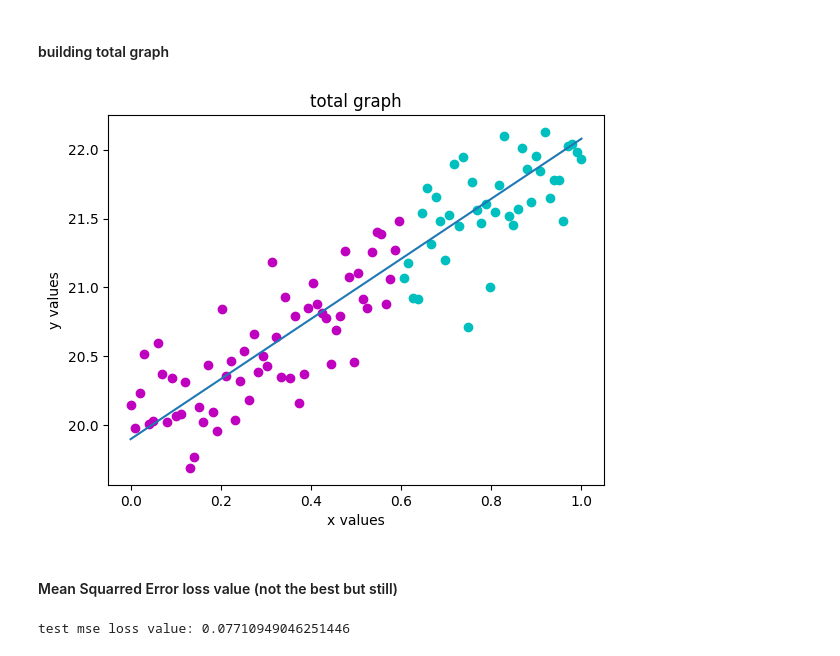
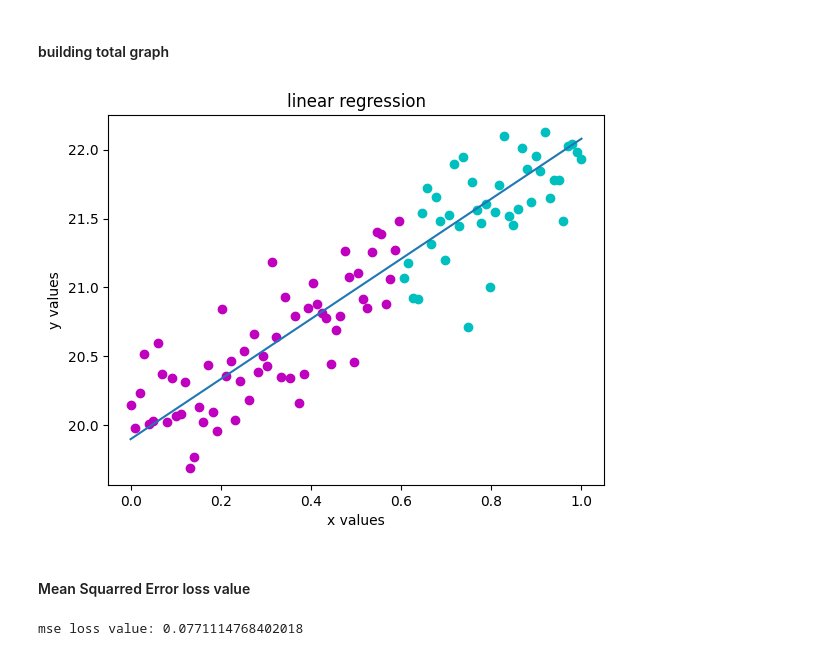
Before and after one commit to balumatkina/machine-learning-kpi, a Jupyter notebook: lab1/jupyter_code.ipynb, the cells around one changed output. Cells and saved outputs as stored; diff of their text form; code cells hidden in the pictures.

```diff
--- a/lab1/jupyter_code.ipynb
+++ b/lab1/jupyter_code.ipynb
@@ -19 +23,14 @@ def build_plot(data, plot_color):
+# %%
+def db_plot(data, plot_color, title):
+    x_data, y_data = list(data[:, 1]), list(data[:, 2])
+    plt.title(title)
+    plt.plot(x_data, y_data, plot_color)
+
+def total_plot(x_train, y_train, x_test, y_test, train_color, test_color, train_model_work, title):
+  plt.title(title)
+  plt.xlabel('x values')
+  plt.ylabel('y values')
+  plt.plot(x_train, y_train, train_color,
+         x_test, y_test, test_color,
+         [0, 1], [linear_regression(train_model_work["beta 0"], train_model_work["beta 1"], 0), linear_regression(train_model_work["beta 0"], train_model_work["beta 1"], 1)])
 # %%
@@ -111,19 +119,14 @@ build_plot(test_DB, 'co')
 # %%
 x_train, y_train = list(train_DB[:, 1]), list(train_DB[:, 2])
 x_test, y_test = list(test_DB[:, 1]), list(test_DB[:, 2])
-plt.title("total graph")
-plt.xlabel('x values')
-plt.ylabel('y values')
-plt.plot(x_train, y_train, 'om',
-         x_test, y_test, 'oc',
-         [0, 1], [linear_regression(train_model_work["beta0"], train_model_work["beta1"], 0), linear_regression(train_model_work["beta0"], train_model_work["beta1"], 1)])
-plt.show()
+y_predict = [linear_regression(train_model_work["beta 0"], train_model_work["beta 1"], x) for x in x_test]
+
+total_plot(x_train, y_train, x_test, y_test, 'om', 'oc', train_model_work, "linear regression")
 # %% [output]
-[figure, old version]
+[figure, new version]
 # %% [markdown]
-#### Mean Squarred Error loss value (not the best but still)
+#### Mean Squarred Error loss value
 # %%
-y_predict = [linear_regression(train_model_work["beta0"], train_model_work["beta1"], x) for x in x_test]
-print(f"test mse loss value: {mse_loss_function(y_test, y_predict)}")
+print(f"mse loss value: {mse_loss_function(y_test, y_predict)}")
 # %% [output]
-test mse loss value: 0.07710949046251446
+mse loss value: 0.0771114768402018
```
Also changed, not shown: parts of 10 cells of this notebook.
